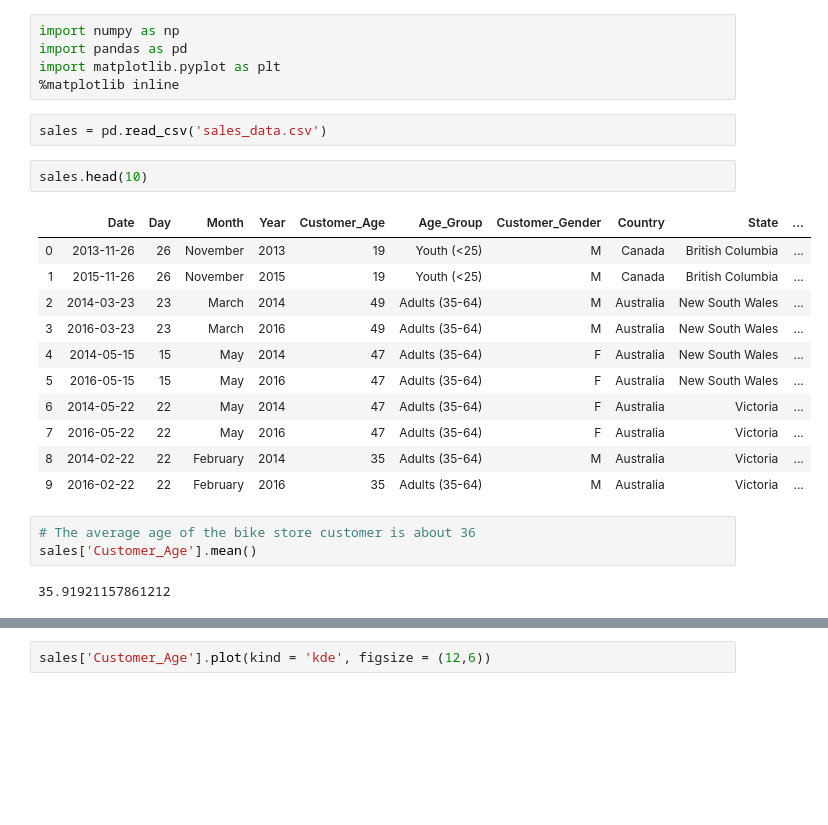
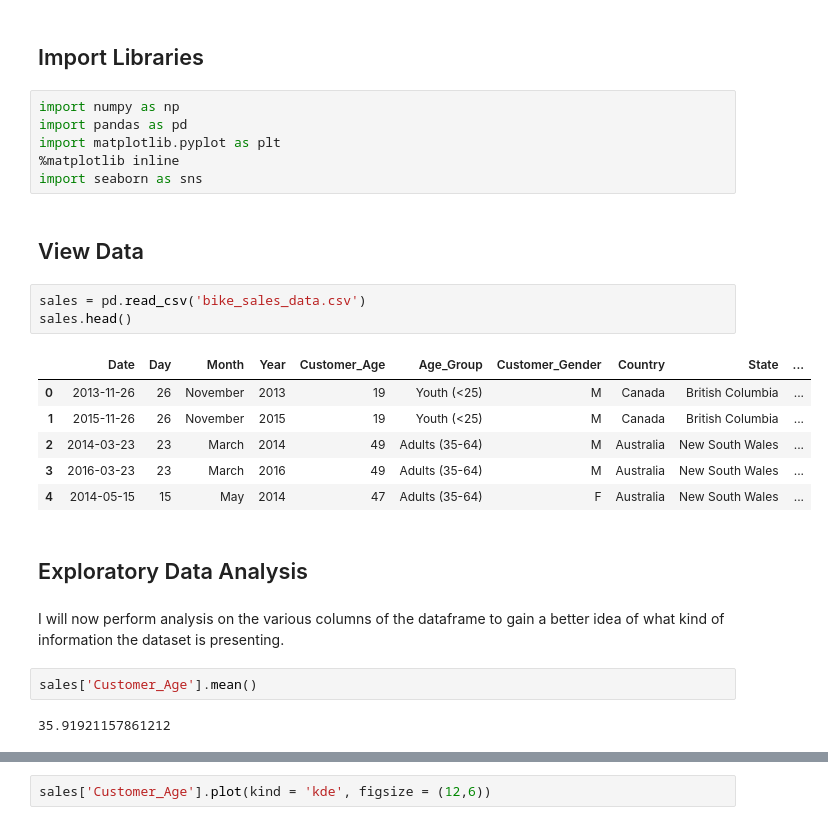
Before and after one commit to kshenouda/Python-Data-Analysis, a Jupyter notebook: Project 3.ipynb, the cells around one changed output, grey strips where cells are left out. Drawn from its saved outputs; the diff is of its cells as text; blank space fills up the shorter version.

```diff
--- a/Project 3.ipynb
+++ b/Project 3.ipynb
@@ -10,26 +6,28 @@
+# %% [markdown]
+## Import Libraries
 # %%
 import numpy as np
 import pandas as pd
 import matplotlib.pyplot as plt
 %matplotlib inline
+import seaborn as sns
+# %% [markdown]
+## View Data
 # %%
-sales = pd.read_csv('sales_data.csv')
+sales = pd.read_csv('bike_sales_data.csv')
+sales.head()
+# %% [output]
+|  | Date | Day | Month | Year | Customer_Age | Age_Group | Customer_Gender | Country | State | ... |
+| 0 | 2013-11-26 | 26 | November | 2013 | 19 | Youth (<25) | M | Canada | British Columbia | ... |
+| 1 | 2015-11-26 | 26 | November | 2015 | 19 | Youth (<25) | M | Canada | British Columbia | ... |
+| 2 | 2014-03-23 | 23 | March | 2014 | 49 | Adults (35-64) | M | Australia | New South Wales | ... |
+| 3 | 2016-03-23 | 23 | March | 2016 | 49 | Adults (35-64) | M | Australia | New South Wales | ... |
+| 4 | 2014-05-15 | 15 | May | 2014 | 47 | Adults (35-64) | F | Australia | New South Wales | ... |
-# %%
-sales.head(10)
-# %% [output]
-|  | Date | Day | Month | Year | Customer_Age | Age_Group | Customer_Gender | Country | State | ... |
-| 0 | 2013-11-26 | 26 | November | 2013 | 19 | Youth (<25) | M | Canada | British Columbia | ... |
-| 1 | 2015-11-26 | 26 | November | 2015 | 19 | Youth (<25) | M | Canada | British Columbia | ... |
-| 2 | 2014-03-23 | 23 | March | 2014 | 49 | Adults (35-64) | M | Australia | New South Wales | ... |
-| 3 | 2016-03-23 | 23 | March | 2016 | 49 | Adults (35-64) | M | Australia | New South Wales | ... |
-| 4 | 2014-05-15 | 15 | May | 2014 | 47 | Adults (35-64) | F | Australia | New South Wales | ... |
-| 5 | 2016-05-15 | 15 | May | 2016 | 47 | Adults (35-64) | F | Australia | New South Wales | ... |
-| 6 | 2014-05-22 | 22 | May | 2014 | 47 | Adults (35-64) | F | Australia | Victoria | ... |
-| 7 | 2016-05-22 | 22 | May | 2016 | 47 | Adults (35-64) | F | Australia | Victoria | ... |
-| 8 | 2014-02-22 | 22 | February | 2014 | 35 | Adults (35-64) | M | Australia | Victoria | ... |
-| 9 | 2016-02-22 | 22 | February | 2016 | 35 | Adults (35-64) | M | Australia | Victoria | ... |
-# %%
-# The average age of the bike store customer is about 36
-sales['Customer_Age'].mean()
-# %% [output]
-35.91921157861212
+# %% [markdown]
+## Exploratory Data Analysis
+# %% [markdown]
+I will now perform analysis on the various columns of the dataframe to gain a better idea of what kind of information the dataset is presenting.
+# %%
+sales['Customer_Age'].mean()
+# %% [output]
+35.91921157861212
```
Also changed, not shown: parts of 95 cells of this notebook.
